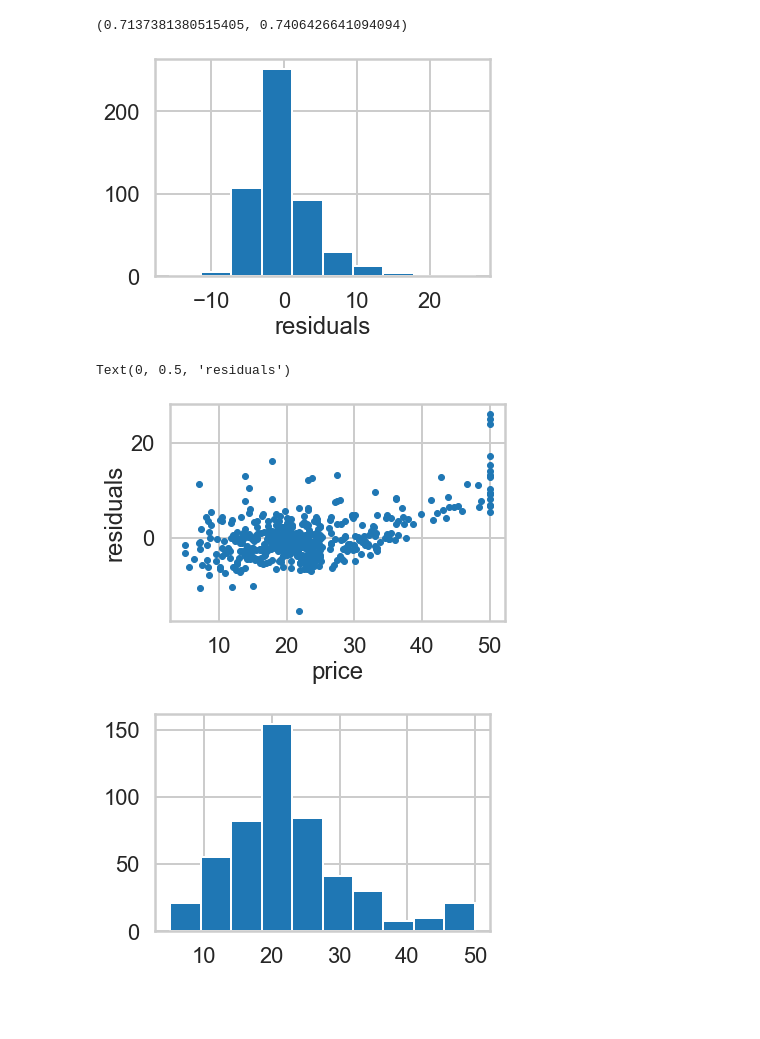
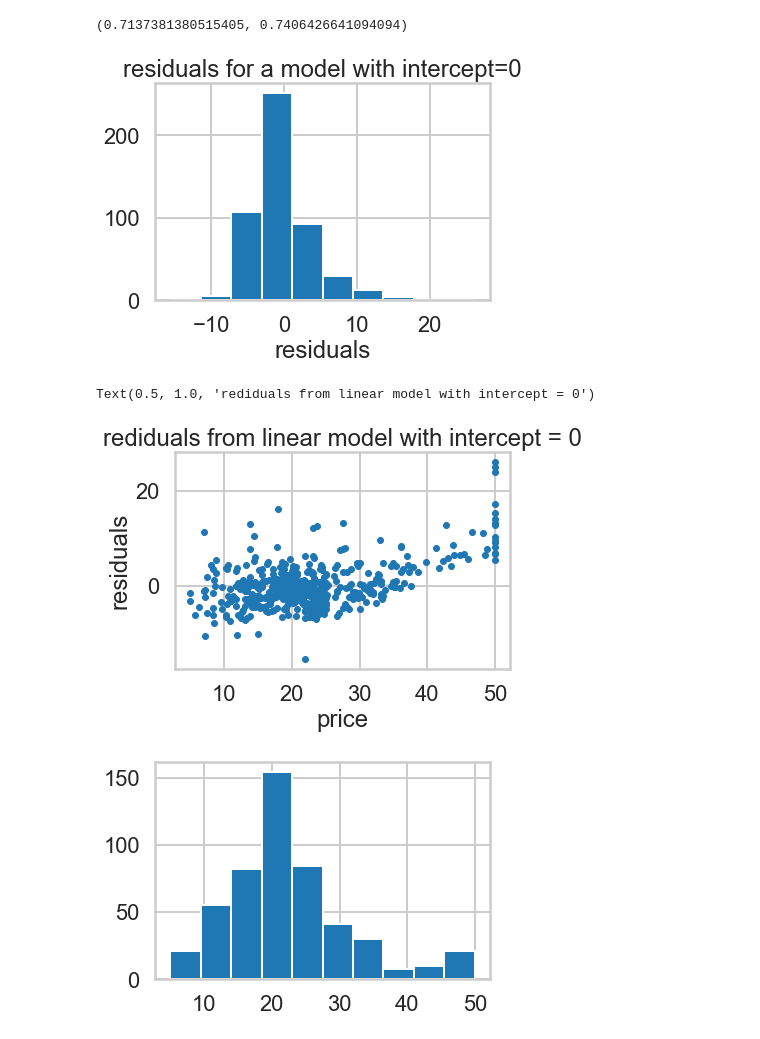
Before and after one commit to rime11/springboard, a Jupyter notebook: Boston_Housing_case_study/Mini_Project_Linear_Regression.ipynb, the cells around one changed output. Saved outputs shown, nothing was run; the diff lists cells and outputs as text; code cells hidden in the pictures; blank space fills up the shorter version.

```diff
--- a/Boston_Housing_case_study/Mini_Project_Linear_Regression.ipynb
+++ b/Boston_Housing_case_study/Mini_Project_Linear_Regression.ipynb
@@ -668,18 +798,20 @@ residuals = y - lm.predict(X)
 resid_no_int= y - lm2.predict(X)
 
 plt.hist(residuals)
-plt.xlabel('residuals');
+plt.xlabel('residuals')
+plt.title('residuals for a model with intercept=0');
 # %% [output]
-[figure, old version]
+[figure, new version]
 # %%
 
 plt.plot(y,residuals,marker='.',linestyle='none')
 plt.xlabel('price')
 plt.ylabel('residuals')
+plt.title('rediduals from linear model with intercept = 0')
 #residuals are independent and identically distributed
 # %% [output]
-Text(0, 0.5, 'residuals')
+Text(0.5, 1.0, 'rediduals from linear model with intercept = 0')
-[figure, old version]
+[figure, new version]
 # %%
 plt.hist(y);
 #price is right skewed with a long right tail
```
Also changed, not shown: parts of 47 cells of this notebook.
